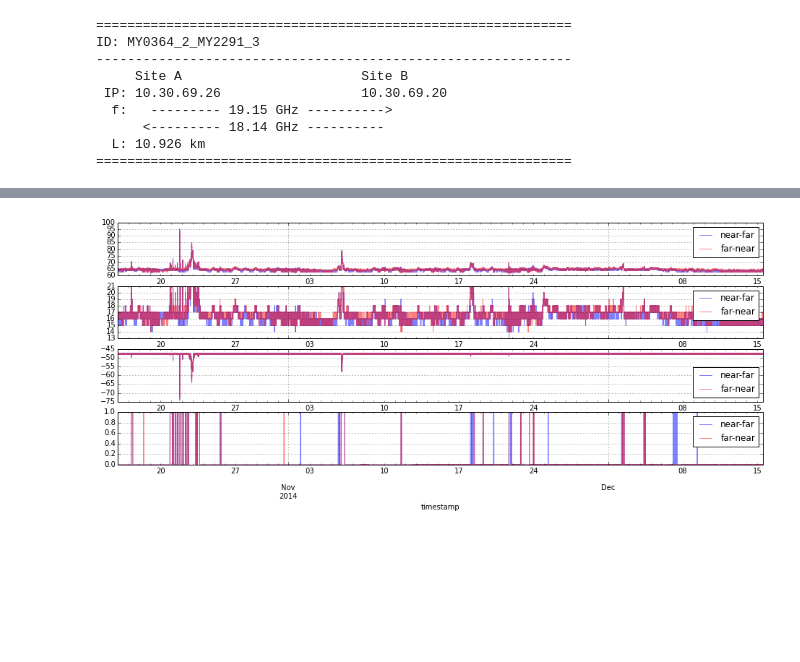
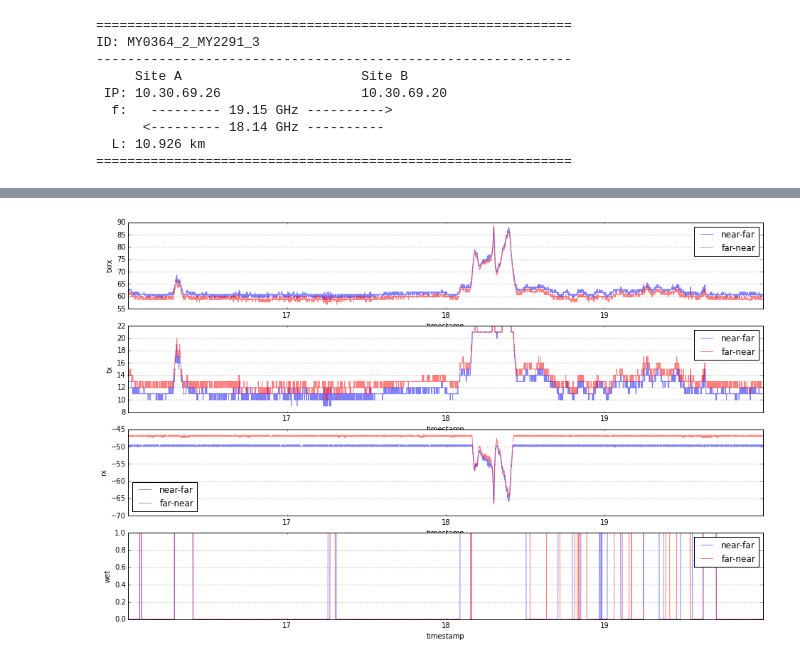
Before and after one commit to pycomlink/pycomlink, a Jupyter notebook: notebooks/example_workflow.ipynb, the cells around one changed output, grey strips where cells are left out. Drawn from its saved outputs; the diff is of its cells as text; code cells hidden in the pictures; blank space fills up the shorter version.

```diff
--- a/notebooks/example_workflow.ipynb
+++ b/notebooks/example_workflow.ipynb
@@ -34,0 +54,2 @@ cml.plot_txrx(figsize=(16,6), resampling_time='15min');
+# %%
+cml = pycml.io.from_hdf5('example_data/four_days_two_events.h5')
@@ -101,4 +146,4 @@ ylabel('R depth in mm');
 # %%
-cml.plot(param_list=['txrx', 'tx', 'rx', 'wet'], figsize=(16,6), resampling_time='min', alpha=0.5);
+cml.plot(param_list=['txrx', 'tx', 'rx', 'wet'], figsize=(16,10), resampling_time='min', alpha=0.5);
 # %% [output]
-[figure, old version]
+[figure, new version]
```
Also changed, not shown: parts of 15 cells of this notebook, 1 other file.
